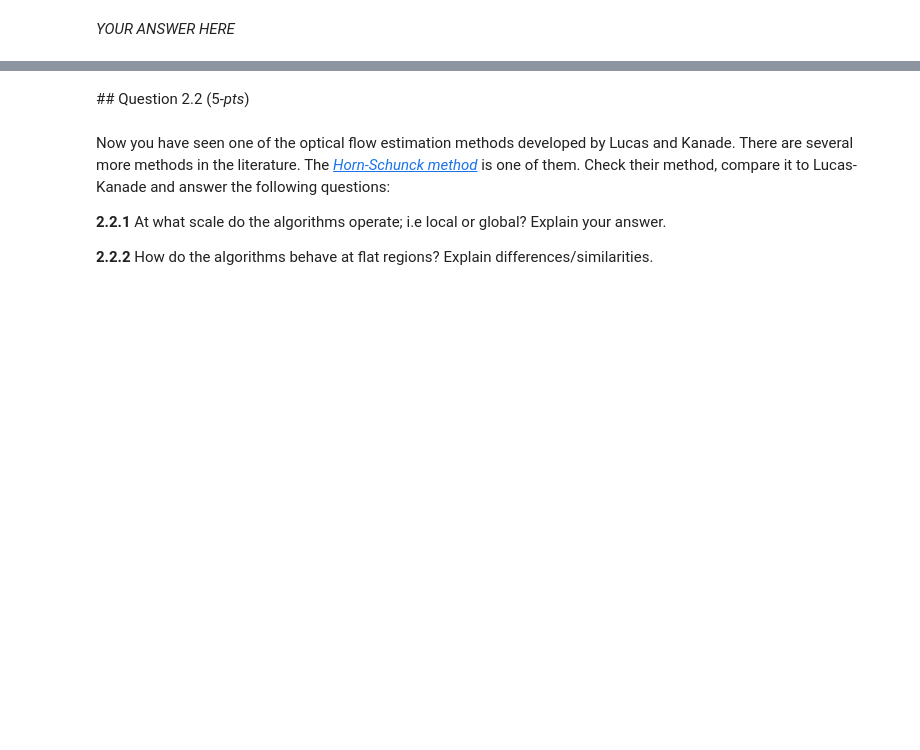
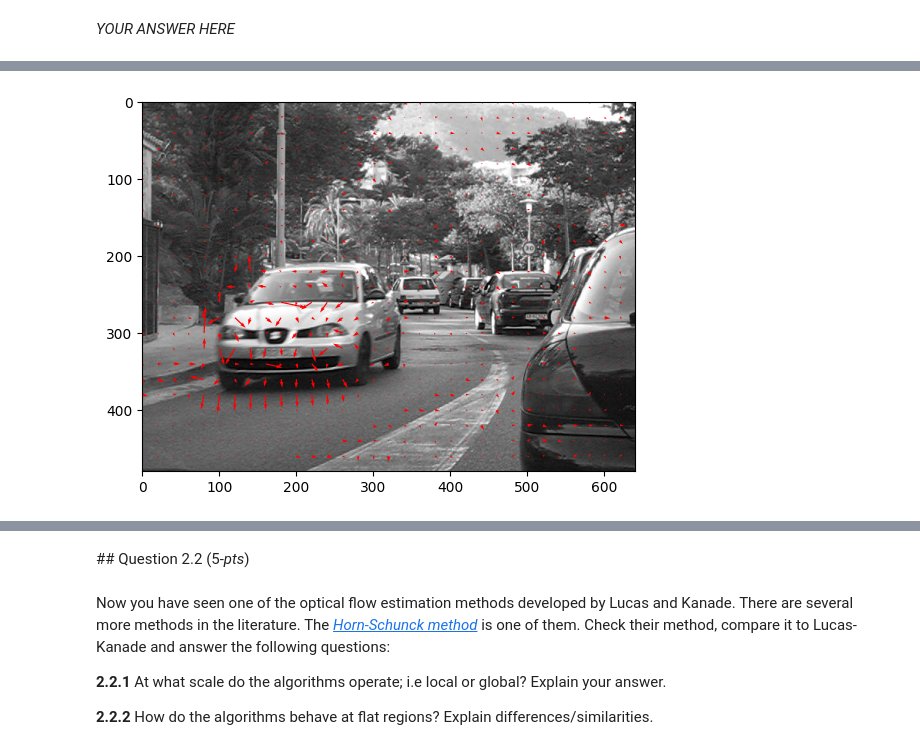
Before and after one commit to dqmis/uva_cv1, a Jupyter notebook: notebooks/Lab3.ipynb, the cells around one changed output, grey strips where cells are left out. Drawn from its saved outputs; the diff is of its cells as text; code cells hidden in the pictures; blank space fills up the shorter version.

```diff
--- a/notebooks/Lab3.ipynb
+++ b/notebooks/Lab3.ipynb
@@ -509,0 +522,11 @@ plot_optical_flow(coords, V_x, V_y, scale=0.04)
+# %%
+I_t0, I_t1 = load_images("car1.jpg", "car2.jpg")
+I_x, I_y, I_t = calculate_derivatives(I_t0, I_t1)
+V_x, V_y = calculate_flow_vectors(I_x, I_y, I_t, region_size=20)
+
+coords = generate_subregion_indices(I_t0, region_size=20)
+
+plt.imshow(I_t0, cmap="gray")
+plot_optical_flow(coords, V_x, V_y, scale=0.05)
+# %% [output]
+[figure, added]
```
Also changed, not shown: parts of 16 cells of this notebook, 8 other files.
